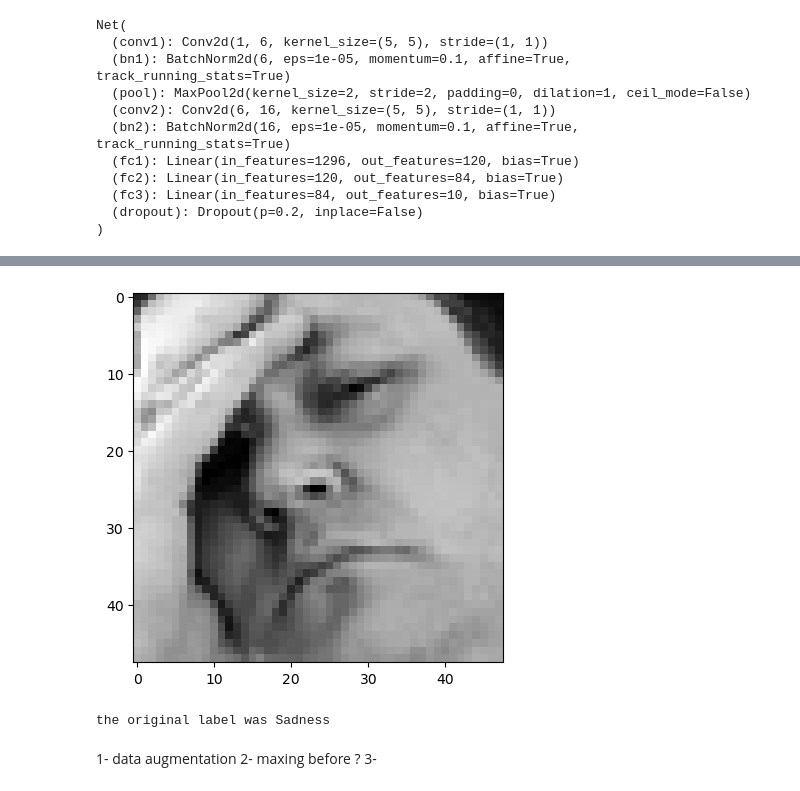
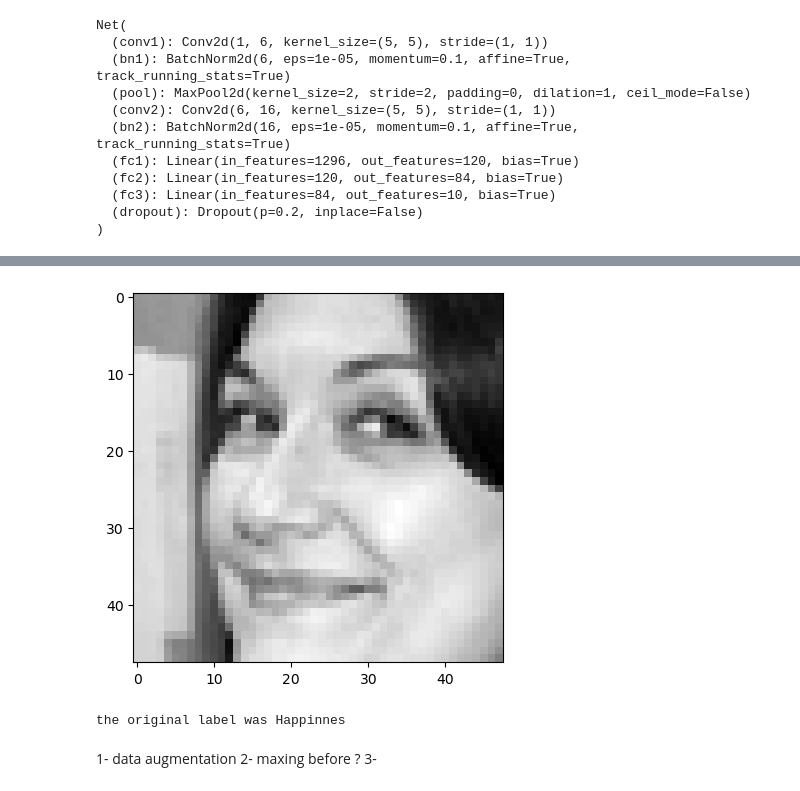
Before and after one commit to AsserElfeki/FER2013-transfer_learning, a Jupyter notebook: my_model.ipynb, the cells around one changed output, grey strips where cells are left out. Cells and saved outputs as stored; diff of their text form; code cells hidden in the pictures.

```diff
--- a/my_model.ipynb
+++ b/my_model.ipynb
@@ -406,16 +403,16 @@ torchmetrics_accuracy = Accuracy(task='multiclass', num_classes=10).to(device)
 # Calculate accuracy
 # torchmetrics_accuracy(y_preds, y_blob_test)
 # %%
-idx = 200
+idx = 88
 
 np_img = test_dataset[idx]['image']
 plt.imshow(np.transpose(np_img, (1, 2, 0)))
 plt.show()
 plt.close()
 print (f"the original label was {classes[test_dataset[idx]['emotions'].argmax(0).item()]}\n")
 # %% [output]
-[figure, old version]
+[figure, new version]
-the original label was Sadness
+the original label was Happinnes
 # %% [markdown]
 1- data augmentation
 2- maxing before ?
```
Also changed, not shown: parts of 8 cells of this notebook, 5 other files.
